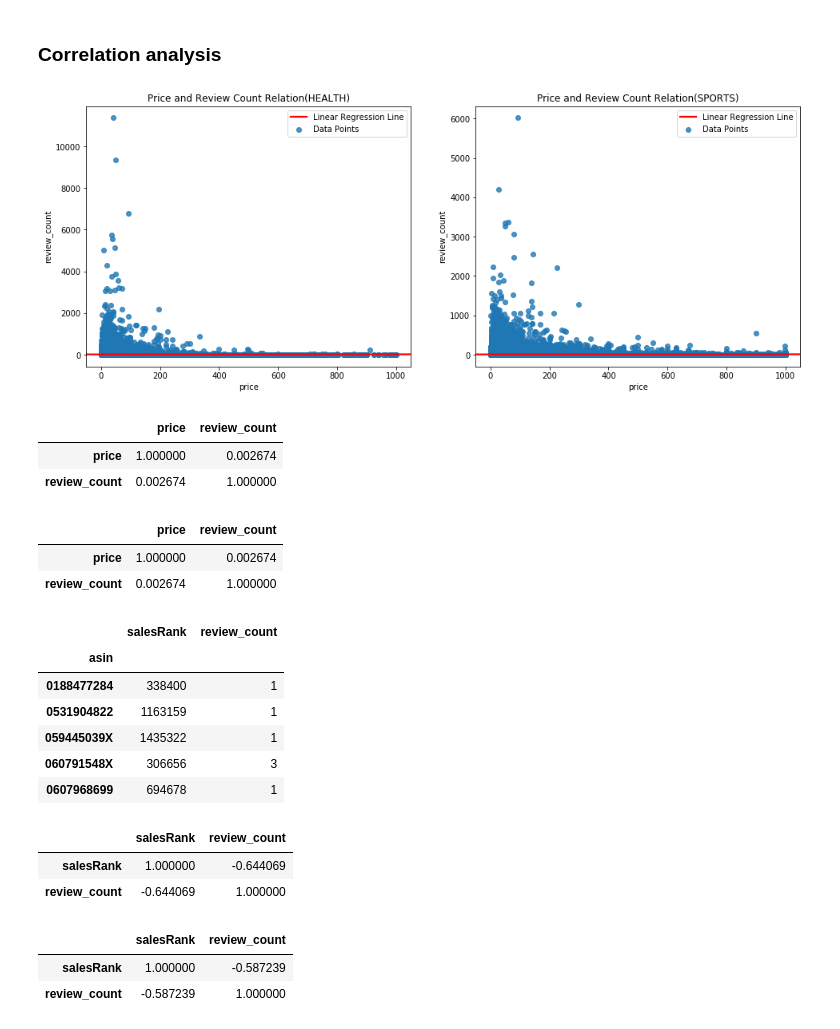
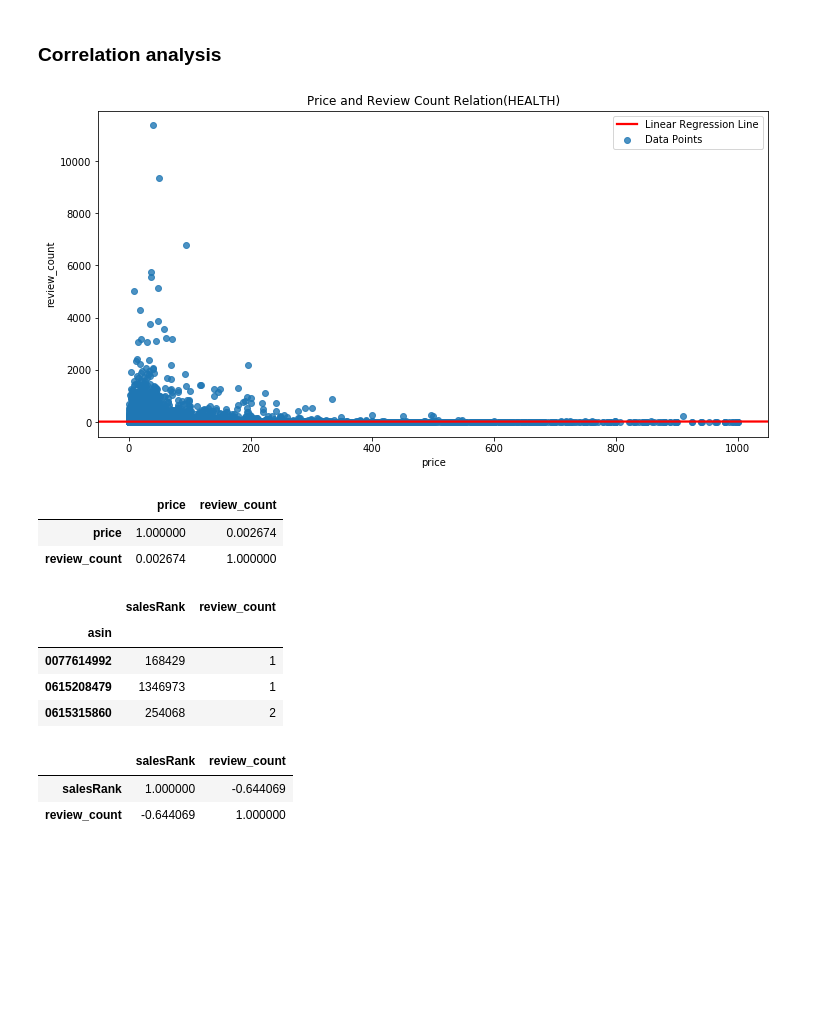
Before and after one commit to epfl-ada-2018/ada007project, a Jupyter notebook: Data general and specific analysis.ipynb, the cells around one changed output. Cells and saved outputs as stored; diff of their text form; code cells hidden in the pictures; blank space fills up the shorter version.

```diff
--- a/Data general and specific analysis.ipynb
+++ b/Data general and specific analysis.ipynb
@@ -866,18 +622,11 @@ df_sports_count_price = pd.merge(df_sports_meta_price, df_sports_review_count, l
 # %%
-plt.figure(figsize=(16, 6))
-plt.subplot(121)
+plt.figure(figsize=(12, 6))
 sns.regplot('price', 'review_count', data=df_health_count_price, line_kws={'color':'r'})
 plt.title('Price and Review Count Relation(HEALTH)')
 plt.legend(('Linear Regression Line', 'Data Points'))
-
-plt.subplot(122)
-sns.regplot('price', 'review_count', data=df_sports_count_price, line_kws={'color':'r'})
-plt.title('Price and Review Count Relation(SPORTS)')
-plt.legend(('Linear Regression Line', 'Data Points'))
-
 plt.show()
 # %% [output]
-[figure, old version]
+[figure, new version]
 # %%
 pearson_corr_health = df_health_count_price.corr()
 spearman_corr_health = df_health_count_price.corr(method='spearman')
@@ -888,28 +635,17 @@ pearson_corr_health
 |  | price | review_count |
 | price | 1.000000 | 0.002674 |
 | review_count | 0.002674 | 1.000000 |
-# %%
-pearson_corr_health
-# %% [output]
-|  | price | review_count |
-| price | 1.000000 | 0.002674 |
-| review_count | 0.002674 | 1.000000 |
 # %%
 df_health_meta_salesRank_health = health_valid_salerank[['salesRank']]
-df_sports_meta_salesRank_sports = sports_valid_salerank[['salesRank']]
 df_health_meta_salesRank_health = pd.DataFrame(df_health_meta_salesRank_health.salesRank.map(lambda x: x['Health & Personal Care']))
-df_sports_meta_salesRank_sports = pd.DataFrame(df_sports_meta_salesRank_sports.salesRank.map(lambda x: x['Sports &amp; Outdoors']))
 df_count_rank_health = pd.merge(df_health_meta_salesRank_health, df_health_review_count, left_index=True, right_index=True)
-df_count_rank_sports = pd.merge(df_sports_meta_salesRank_sports, df_sports_review_count, left_index=True, right_index=True)
-df_count_rank_sports.head()
+df_count_rank_health.head(3)
 # %% [output]
 |  | salesRank | review_count |
 | asin |  |  |
-| 0188477284 | 338400 | 1 |
-| 0531904822 | 1163159 | 1 |
-| 059445039X | 1435322 | 1 |
-| 060791548X | 306656 | 3 |
-| 0607968699 | 694678 | 1 |
+| 0077614992 | 168429 | 1 |
+| 0615208479 | 1346973 | 1 |
+| 0615315860 | 254068 | 2 |
 # %%
 pearson_corr_health = df_count_rank_health.corr()
 spearman_corr_health = df_count_rank_health.corr(method='spearman')
@@ -920,10 +654,4 @@ spearman_corr_health
 |  | salesRank | review_count |
 | salesRank | 1.000000 | -0.644069 |
 | review_count | -0.644069 | 1.000000 |
-# %%
-spearman_corr_sports
-# %% [output]
-|  | salesRank | review_count |
-| salesRank | 1.000000 | -0.587239 |
-| review_count | -0.587239 | 1.000000 |
 # %%
```
Also changed, not shown: parts of 74 cells of this notebook.
